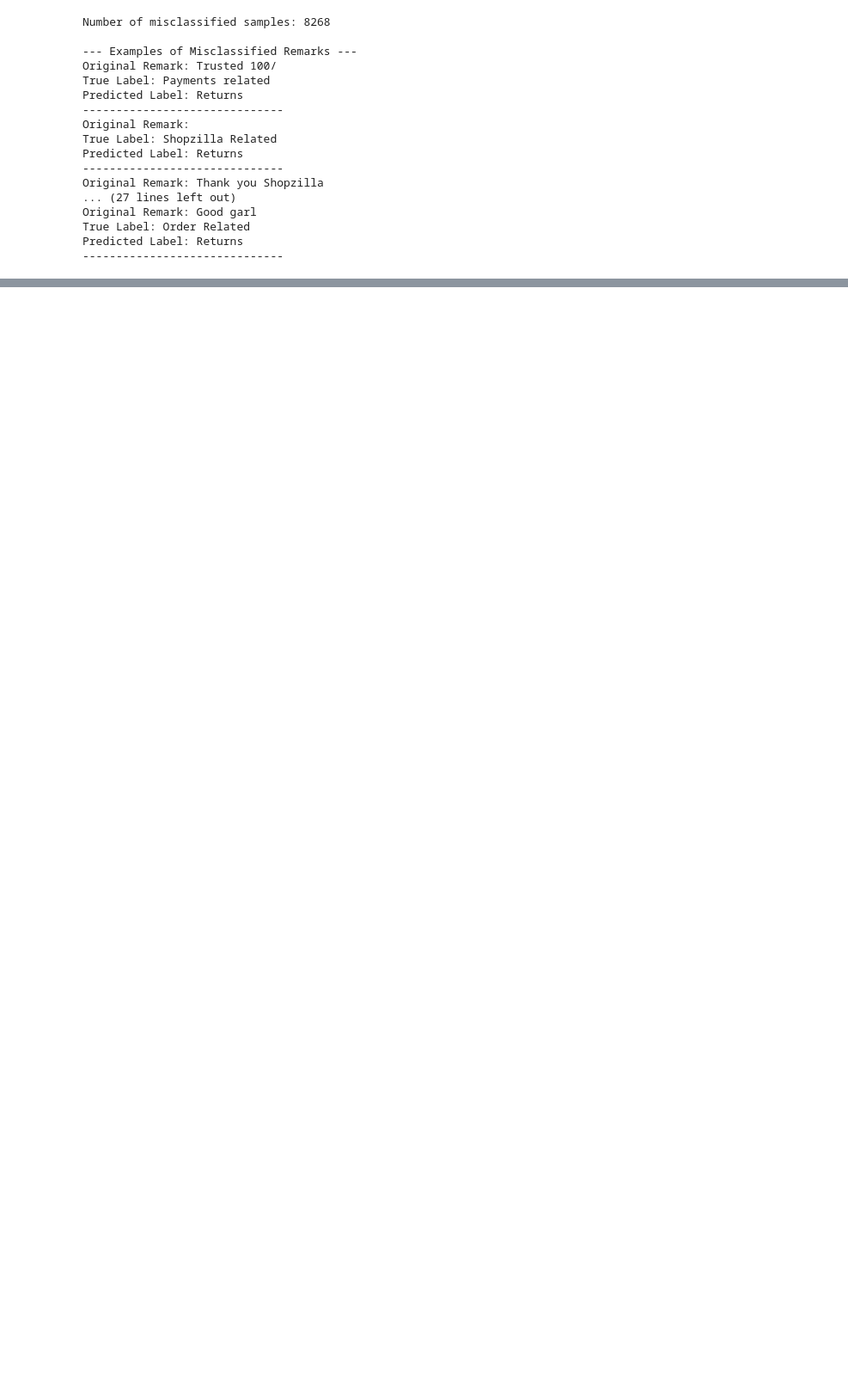
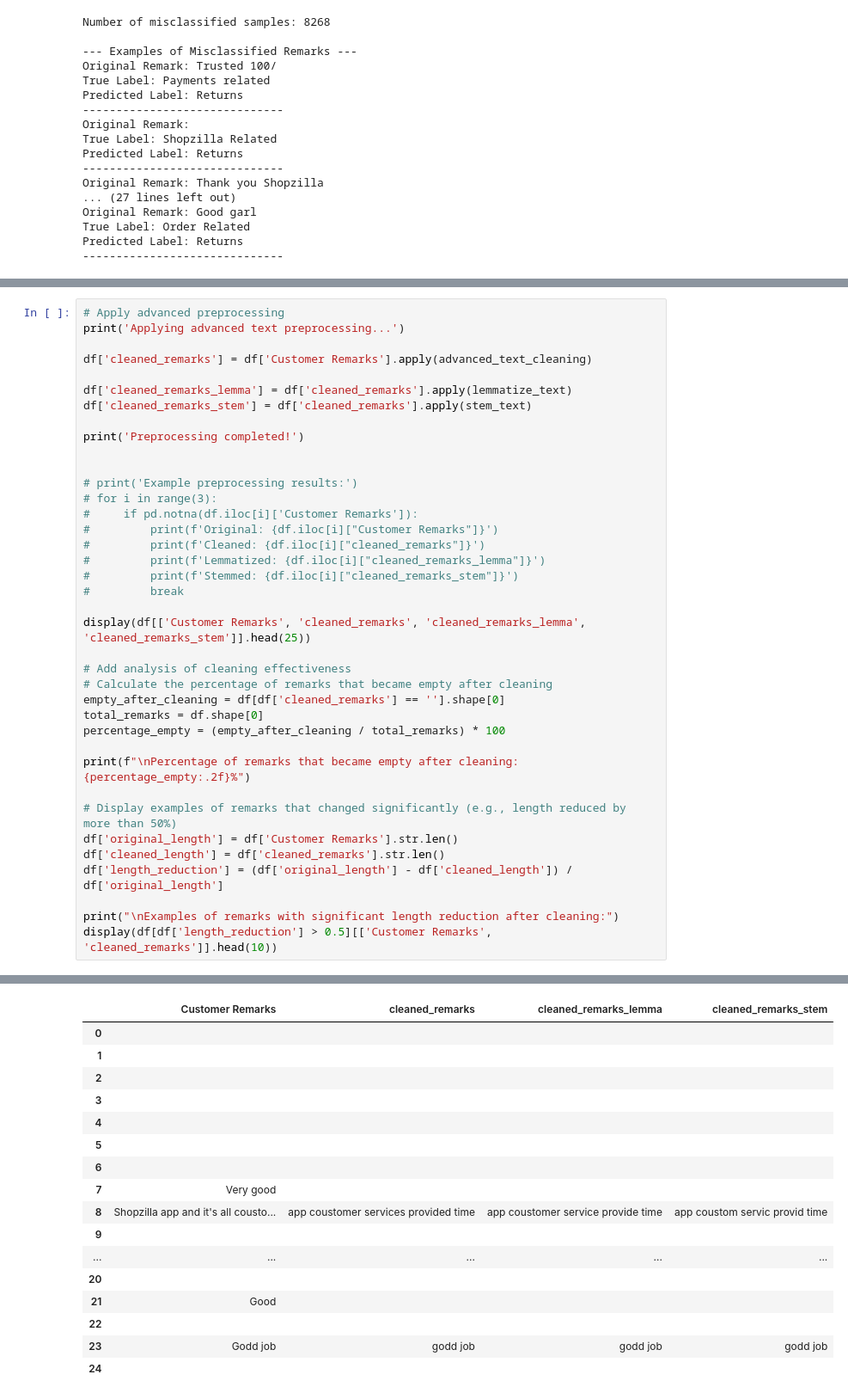
Before and after one commit to Z-ingdotnet/NLP_Tripadvisor_Python, a Jupyter notebook: Intent_detection.ipynb, the cells around one changed output, grey strips where cells are left out. Shown at 86% size. Drawn from its saved outputs; the diff is of its cells as text; blank space fills up the shorter version.

```diff
--- a/Intent_detection.ipynb
+++ b/Intent_detection.ipynb
@@ -445,0 +674,39 @@ Predicted Label: Returns
+# %%
+# Apply advanced preprocessing
+print('Applying advanced text preprocessing...')
+
+df['cleaned_remarks'] = df['Customer Remarks'].apply(advanced_text_cleaning)
+
+df['cleaned_remarks_lemma'] = df['cleaned_remarks'].apply(lemmatize_text)
+df['cleaned_remarks_stem'] = df['cleaned_remarks'].apply(stem_text)
+
+print('Preprocessing completed!')
+
+
+# print('Example preprocessing results:')
+# for i in range(3):
+#     if pd.notna(df.iloc[i]['Customer Remarks']):
+#         print(f'Original: {df.iloc[i]["Customer Remarks"]}')
+#         print(f'Cleaned: {df.iloc[i]["cleaned_remarks"]}')
+#         print(f'Lemmatized: {df.iloc[i]["cleaned_remarks_lemma"]}')
+#         print(f'Stemmed: {df.iloc[i]["cleaned_remarks_stem"]}')
+#         break
+
+display(df[['Customer Remarks', 'cleaned_remarks', 'cleaned_remarks_lemma', 'cleaned_remarks_stem']].head(25))
+
+# Add analysis of cleaning effectiveness
+# Calculate the percentage of remarks that became empty after cleaning
+empty_after_cleaning = df[df['cleaned_remarks'] == ''].shape[0]
+total_remarks = df.shape[0]
+percentage_empty = (empty_after_cleaning / total_remarks) * 100
+
+print(f"\nPercentage of remarks that became empty after cleaning: {percentage_empty:.2f}%")
+
+# Display examples of remarks that changed significantly (e.g., length reduced by more than 50%)
+df['original_length'] = df['Customer Remarks'].str.len()
+df['cleaned_length'] = df['cleaned_remarks'].str.len()
+df['length_reduction'] = (df['original_length'] - df['cleaned_length']) / df['original_length']
+
+print("\nExamples of remarks with significant length reduction after cleaning:")
+display(df[df['length_reduction'] > 0.5][['Customer Remarks', 'cleaned_remarks']].head(10))
+# %% [output]
@@ -445,0 +715,17 @@ Predicted Label: Returns
+|  | Customer Remarks | cleaned_remarks | cleaned_remarks_lemma | cleaned_remarks_stem |
+| 0 |  |  |  |  |
+| 1 |  |  |  |  |
+| 2 |  |  |  |  |
+| 3 |  |  |  |  |
+| 4 |  |  |  |  |
+| 5 |  |  |  |  |
+| 6 |  |  |  |  |
+| 7 | Very good |  |  |  |
+| 8 | Shopzilla app and it's all cousto... | app coustomer services provided time | app coustomer service provide time | app coustom servic provid time |
+| 9 |  |  |  |  |
+| ... | ... | ... | ... | ... |
+| 20 |  |  |  |  |
+| 21 | Good |  |  |  |
+| 22 |  |  |  |  |
+| 23 | Godd job | godd job | godd job | godd job |
+| 24 |  |  |  |  |
```
Also changed, not shown: parts of 8 cells of this notebook.
